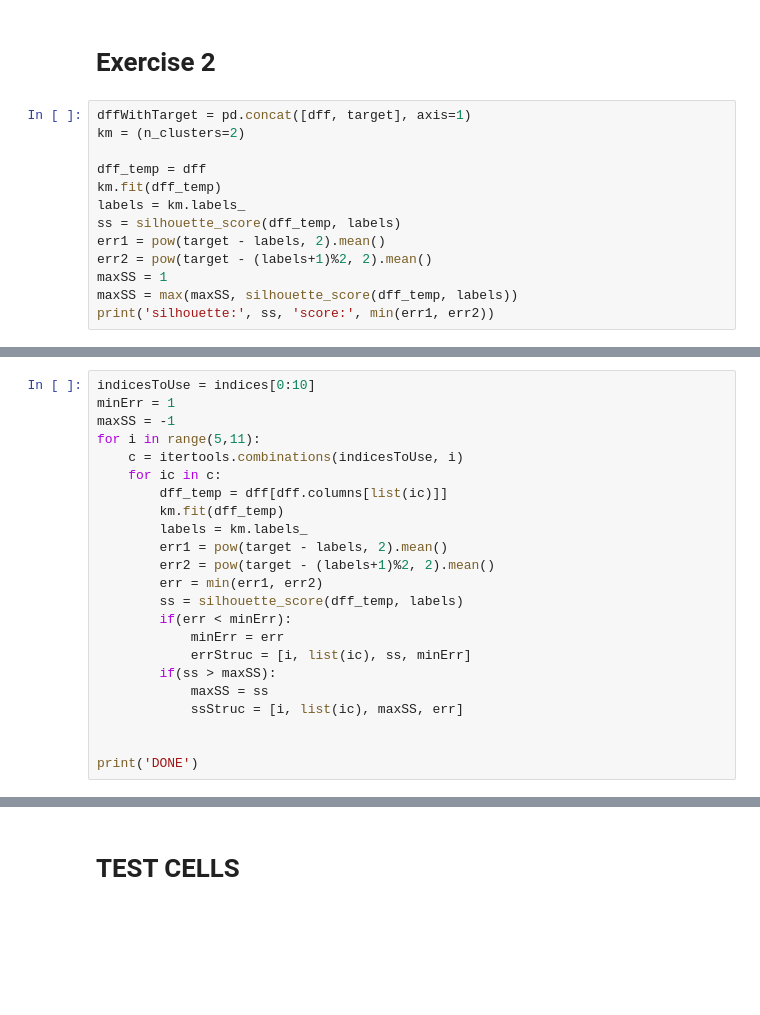
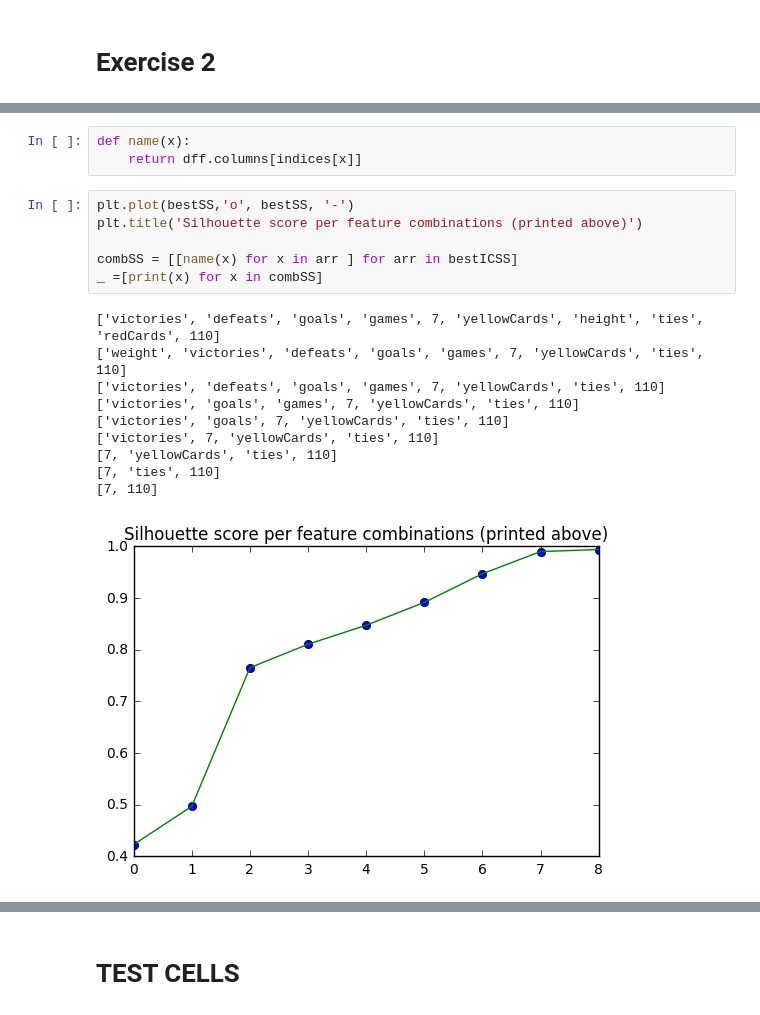
Before and after one commit to bojbilla/AdaHomeworks, a Jupyter notebook: 04 - Applied ML/HW4.ipynb, the cells around one changed output, grey strips where cells are left out. Cells and saved outputs as stored; diff of their text form; blank space fills up the shorter version.

```diff
--- a/04 - Applied ML/HW4.ipynb
+++ b/04 - Applied ML/HW4.ipynb
@@ -195,16 +195,3 @@ Feature ranking:
 ---
 # %% [markdown]
 # Exercise 2
-# %%
-dffWithTarget = pd.concat([dff, target], axis=1)
-km = (n_clusters=2)
-
-dff_temp = dff
-km.fit(dff_temp)
-labels = km.labels_
-ss = silhouette_score(dff_temp, labels)
-err1 = pow(target - labels, 2).mean()
-err2 = pow(target - (labels+1)%2, 2).mean()
-maxSS = 1
-maxSS = max(maxSS, silhouette_score(dff_temp, labels))
-print('silhouette:', ss, 'score:', min(err1, err2))
@@ -215,23 +197,0 @@ silhouette: 0.0992626967545 score: 0.2803320435881238
-# %%
-indicesToUse = indices[0:10]
-minErr = 1
-maxSS = -1
-for i in range(5,11):
-    c = itertools.combinations(indicesToUse, i)
-    for ic in c:
-        dff_temp = dff[dff.columns[list(ic)]]
-        km.fit(dff_temp)
-        labels = km.labels_
-        err1 = pow(target - labels, 2).mean()
-        err2 = pow(target - (labels+1)%2, 2).mean()
-        err = min(err1, err2)
-        ss = silhouette_score(dff_temp, labels)
-        if(err < minErr):
-            minErr = err
-            errStruc = [i, list(ic), ss, minErr]
-        if(ss > maxSS):
-            maxSS = ss
-            ssStruc = [i, list(ic), maxSS, err]
-
-
-print('DONE')
@@ -245,0 +256,20 @@ print(ssStruc)
+# %%
+def name(x):
+    return dff.columns[indices[x]]
+# %%
+plt.plot(bestSS,'o', bestSS, '-')
+plt.title('Silhouette score per feature combinations (printed above)')
+
+combSS = [[name(x) for x in arr ] for arr in bestICSS]
+_ =[print(x) for x in combSS]
+# %% [output]
+['victories', 'defeats', 'goals', 'games', 7, 'yellowCards', 'height', 'ties', 'redCards', 110]
+['weight', 'victories', 'defeats', 'goals', 'games', 7, 'yellowCards', 'ties', 110]
+['victories', 'defeats', 'goals', 'games', 7, 'yellowCards', 'ties', 110]
+['victories', 'goals', 'games', 7, 'yellowCards', 'ties', 110]
+['victories', 'goals', 7, 'yellowCards', 'ties', 110]
+['victories', 7, 'yellowCards', 'ties', 110]
+[7, 'yellowCards', 'ties', 110]
+[7, 'ties', 110]
+[7, 110]
+[figure, added]
```
Also changed, not shown: parts of 6 cells of this notebook.
